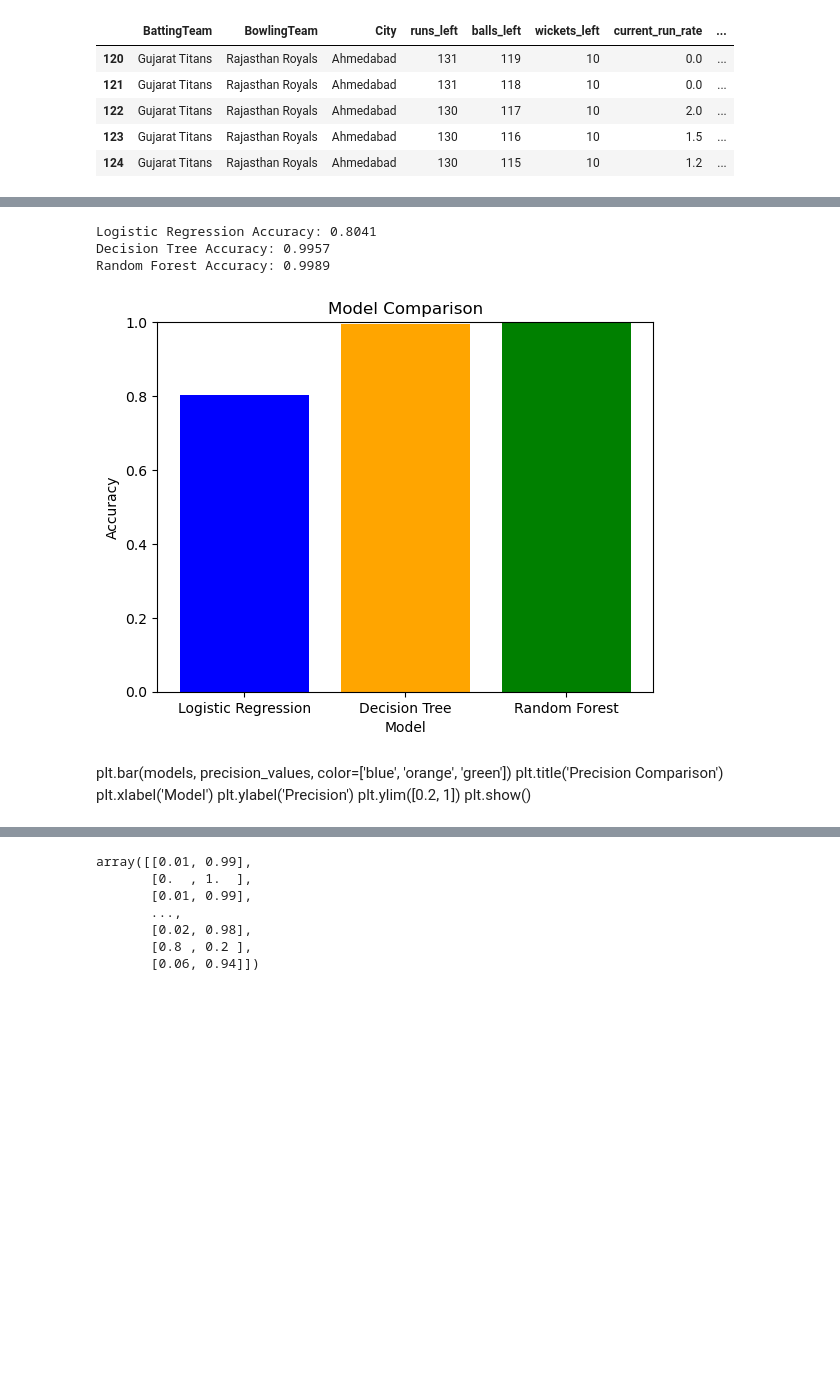
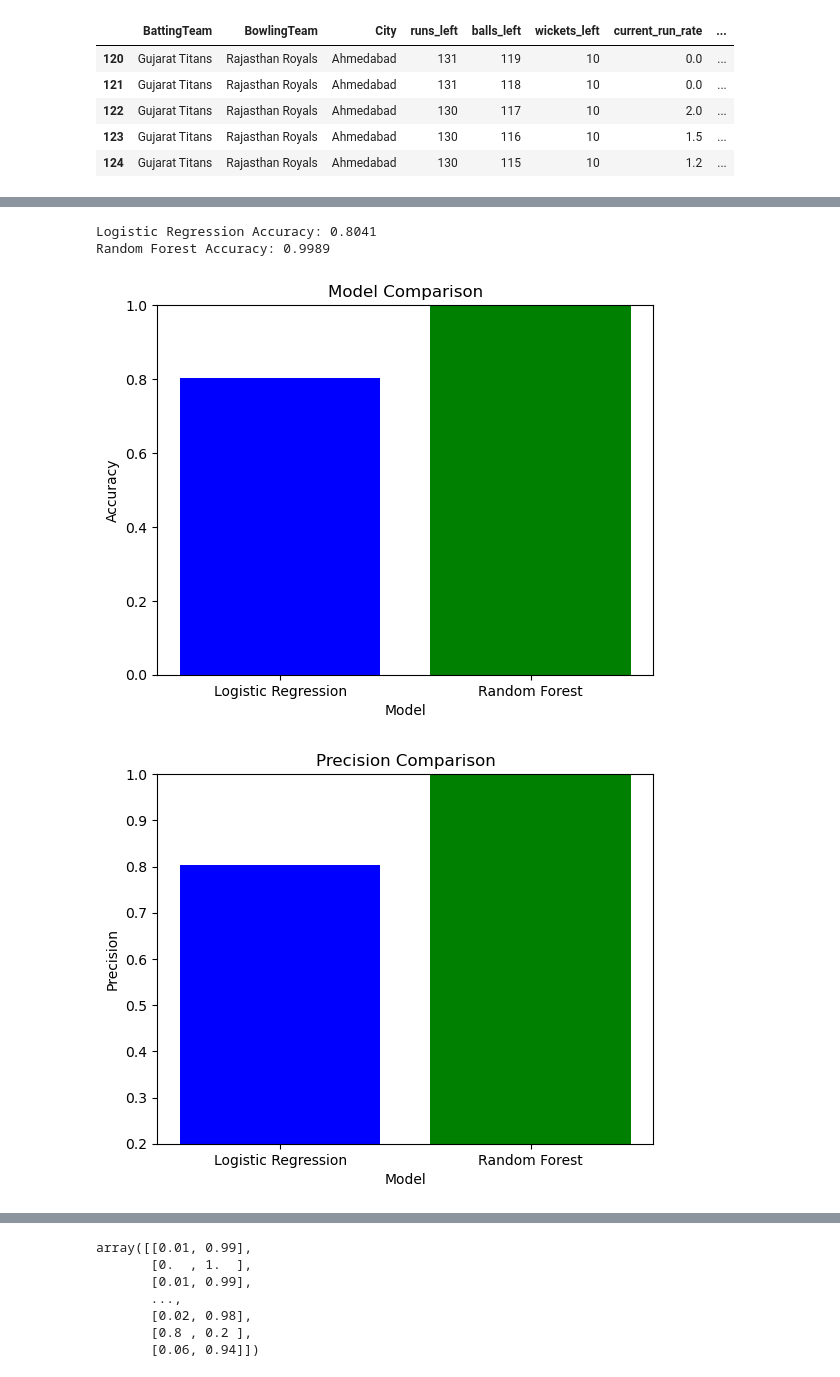
Before and after one commit to bibekgurung9/cricket_prediction_machine_learning, a Jupyter notebook: ml-model/ipl_winning_prediction.ipynb, the cells around one changed output, grey strips where cells are left out. Drawn from its saved outputs; the diff is of its cells as text; code cells hidden in the pictures; blank space fills up the shorter version.

```diff
--- a/ml-model/ipl_winning_prediction.ipynb
+++ b/ml-model/ipl_winning_prediction.ipynb
@@ -336,10 +341,8 @@ precision_rf = precision_score(y_test, y_pred_rf)
 recall_rf = recall_score(y_test, y_pred_rf)
 # %%
 print(f"Logistic Regression Accuracy: {log_reg_accuracy:.4f}")
-print(f"Decision Tree Accuracy: {dt_accuracy:.4f}")
 print(f"Random Forest Accuracy: {rf_accuracy:.4f}")
 # %% [output]
 Logistic Regression Accuracy: 0.8041
-Decision Tree Accuracy: 0.9957
 Random Forest Accuracy: 0.9989
 # %%
@@ -350,17 +353,19 @@ recall_values = [recall_log_reg, recall_dt, recall_rf]
 # %%
-plt.bar(models, accuracies, color=['blue', 'orange', 'green'])
+plt.bar(models, accuracies, color=['blue', 'green'])
 plt.title('Model Comparison')
 plt.xlabel('Model')
 plt.ylabel('Accuracy')
 plt.ylim([0, 1])
 plt.show()
 # %% [output]
-[figure, old version]
+[figure, new version]
-# %% [markdown]
-plt.bar(models, precision_values, color=['blue', 'orange', 'green'])
-plt.title('Precision Comparison')
-plt.xlabel('Model')
-plt.ylabel('Precision')
-plt.ylim([0.2, 1])
-plt.show()
+# %%
+plt.bar(models, precision_values, color=['blue', 'green'])
+plt.title('Precision Comparison')
+plt.xlabel('Model')
+plt.ylabel('Precision')
+plt.ylim([0.2, 1])
+plt.show()
+# %% [output]
+[figure, added]
 # %%
```
Also changed, not shown: parts of 11 cells of this notebook, 1 other file.
